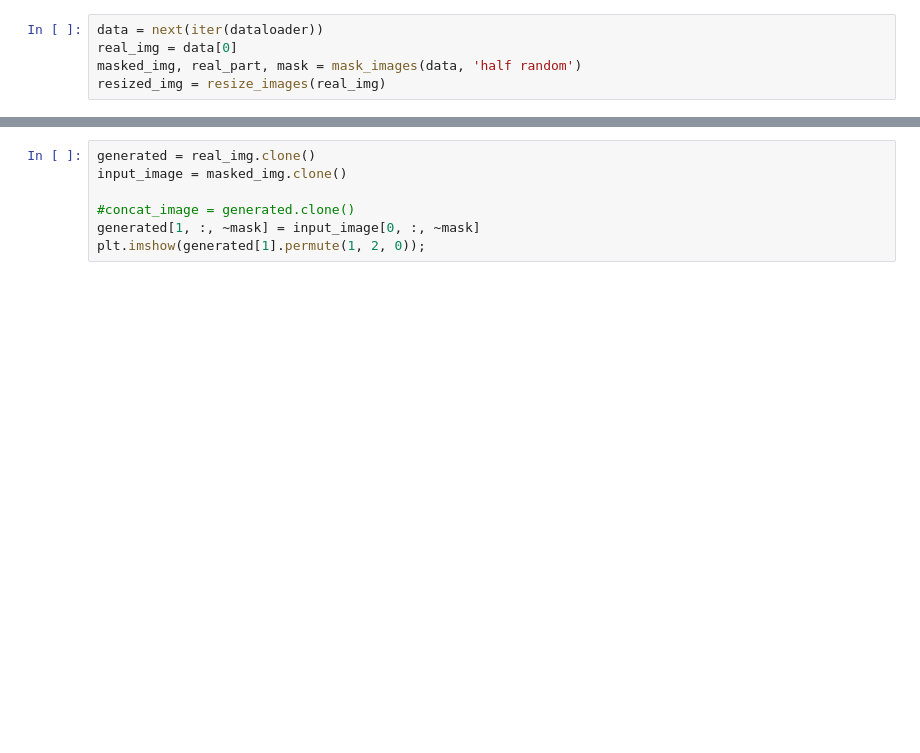
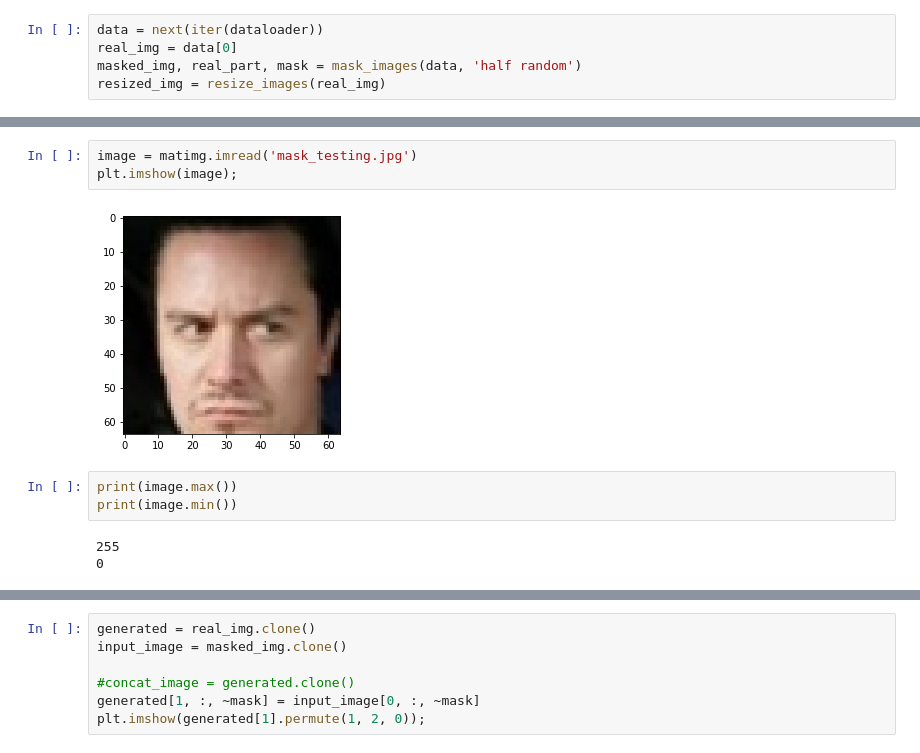
Before and after one commit to TomislavZupanovic/Data-Reconstruction, a Jupyter notebook: notebooks/ImageMask.ipynb, the cells around one changed output, grey strips where cells are left out. Saved outputs shown, nothing was run; the diff lists cells and outputs as text; blank space fills up the shorter version.

```diff
--- a/notebooks/ImageMask.ipynb
+++ b/notebooks/ImageMask.ipynb
@@ -76,3 +91,14 @@ Clipping input data to the valid range for imshow with RGB data ([0..1] for floa
+# %%
+image = matimg.imread('mask_testing.jpg')
+plt.imshow(image);
+# %% [output]
+[figure, added]
+# %%
+print(image.max())
+print(image.min())
+# %% [output]
+255
+0
 # %%
 plt.imshow(masked_img[1].permute(1, 2, 0));
 # %% [output]
```
Also changed, not shown: parts of 19 cells of this notebook, 4 other files.
